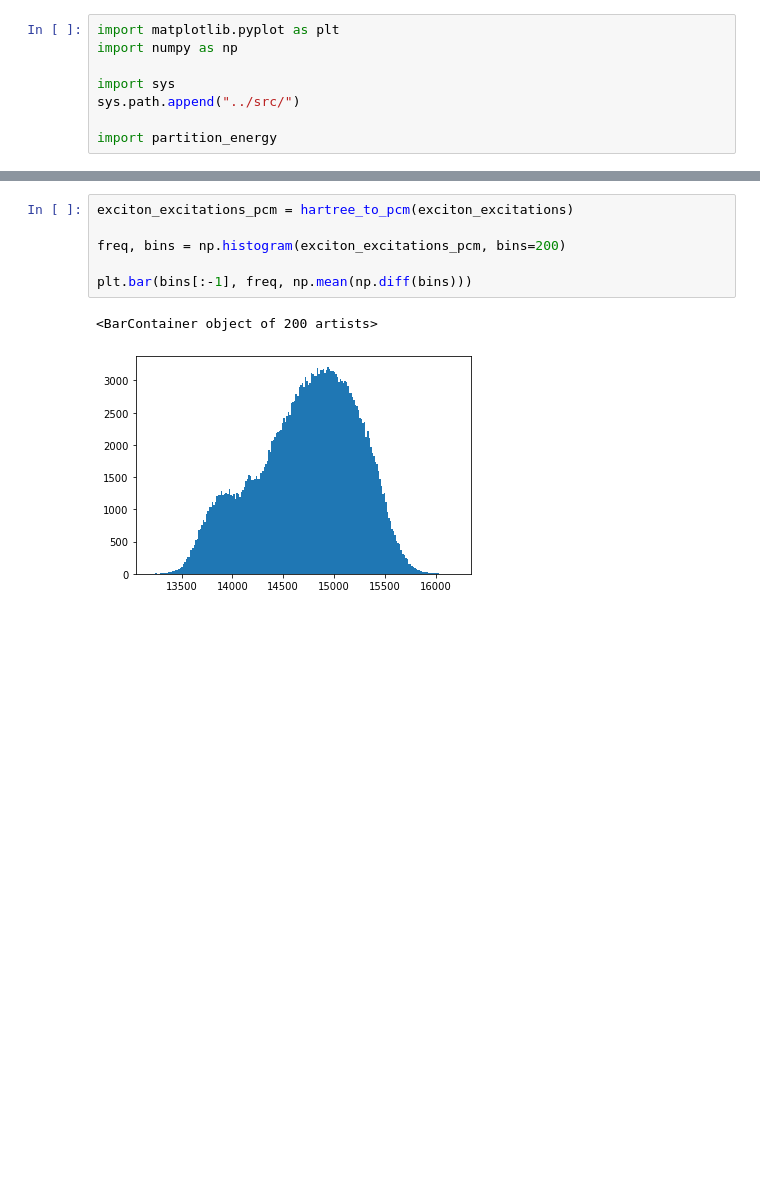
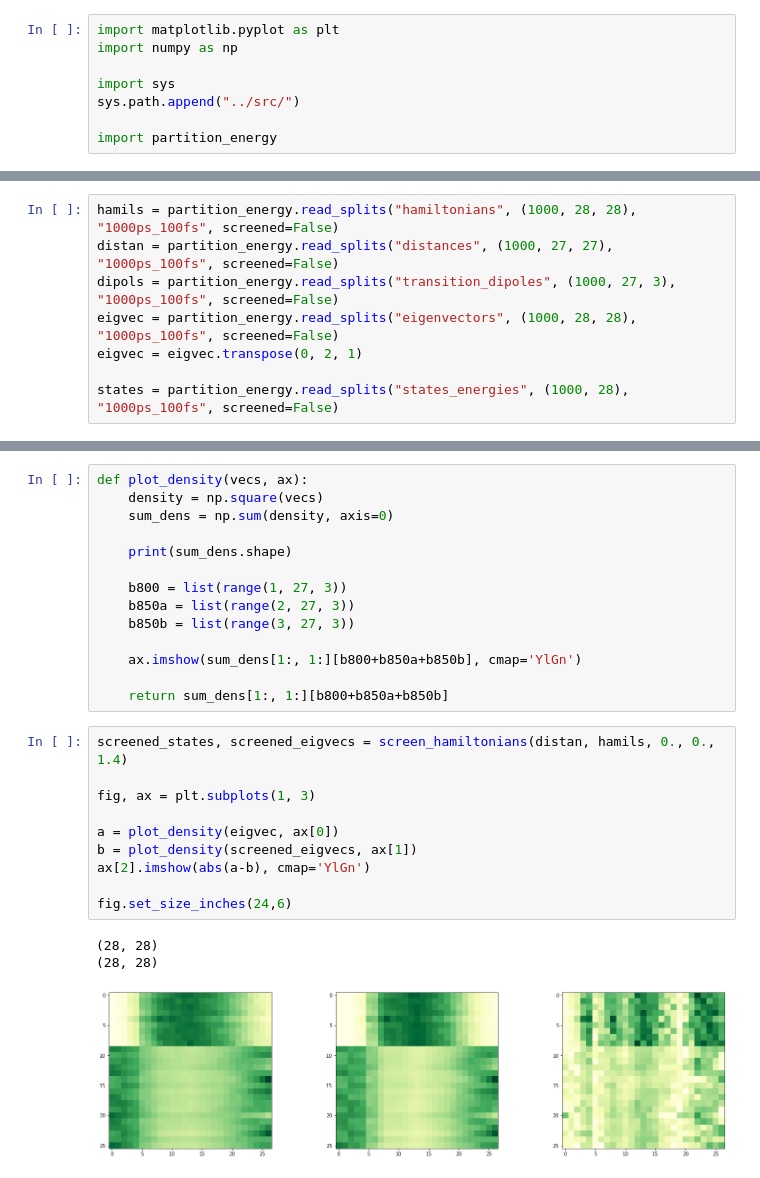
Before and after one commit to Oliver-Feighan/SpectralDensity, a Jupyter notebook: notebooks/Spectra.ipynb, the cells around one changed output, grey strips where cells are left out. Saved outputs shown, nothing was run; the diff lists cells and outputs as text; blank space fills up the shorter version.

```diff
--- a/notebooks/Spectra.ipynb
+++ b/notebooks/Spectra.ipynb
@@ -21,0 +11,8 @@ plt.bar(bins[:-1], freq, width=np.mean(np.diff(bins)))
+# %%
+hamils = partition_energy.read_splits("hamiltonians", (1000, 28, 28), "1000ps_100fs", screened=False)
+distan = partition_energy.read_splits("distances", (1000, 27, 27), "1000ps_100fs", screened=False)
+dipols = partition_energy.read_splits("transition_dipoles", (1000, 27, 3), "1000ps_100fs", screened=False)
+eigvec = partition_energy.read_splits("eigenvectors", (1000, 28, 28), "1000ps_100fs", screened=False)
+eigvec = eigvec.transpose(0, 2, 1)
+
+states = partition_energy.read_splits("states_energies", (1000, 28), "1000ps_100fs", screened=False)
@@ -49,9 +239,28 @@ plt.bar(bins[:-1], freq, np.mean(np.diff(bins)))
-# %%
-exciton_excitations_pcm = hartree_to_pcm(exciton_excitations)
-
-freq, bins = np.histogram(exciton_excitations_pcm, bins=200)
-
-plt.bar(bins[:-1], freq, np.mean(np.diff(bins)))
-# %% [output]
-<BarContainer object of 200 artists>
-[figure, removed]
+# %%
+def plot_density(vecs, ax):
+    density = np.square(vecs)
+    sum_dens = np.sum(density, axis=0)
+
+    print(sum_dens.shape)
+
+    b800 = list(range(1, 27, 3))
+    b850a = list(range(2, 27, 3))
+    b850b = list(range(3, 27, 3))
+
+    ax.imshow(sum_dens[1:, 1:][b800+b850a+b850b], cmap='YlGn')
+
+    return sum_dens[1:, 1:][b800+b850a+b850b]
+# %%
+screened_states, screened_eigvecs = screen_hamiltonians(distan, hamils, 0., 0., 1.4)
+
+fig, ax = plt.subplots(1, 3)
+
+a = plot_density(eigvec, ax[0])
+b = plot_density(screened_eigvecs, ax[1])
+ax[2].imshow(abs(a-b), cmap='YlGn')
+
+fig.set_size_inches(24,6)
+# %% [output]
+(28, 28)
+(28, 28)
+[figure, added]
```
Also changed, not shown: parts of 5 cells of this notebook, 6 other files.
